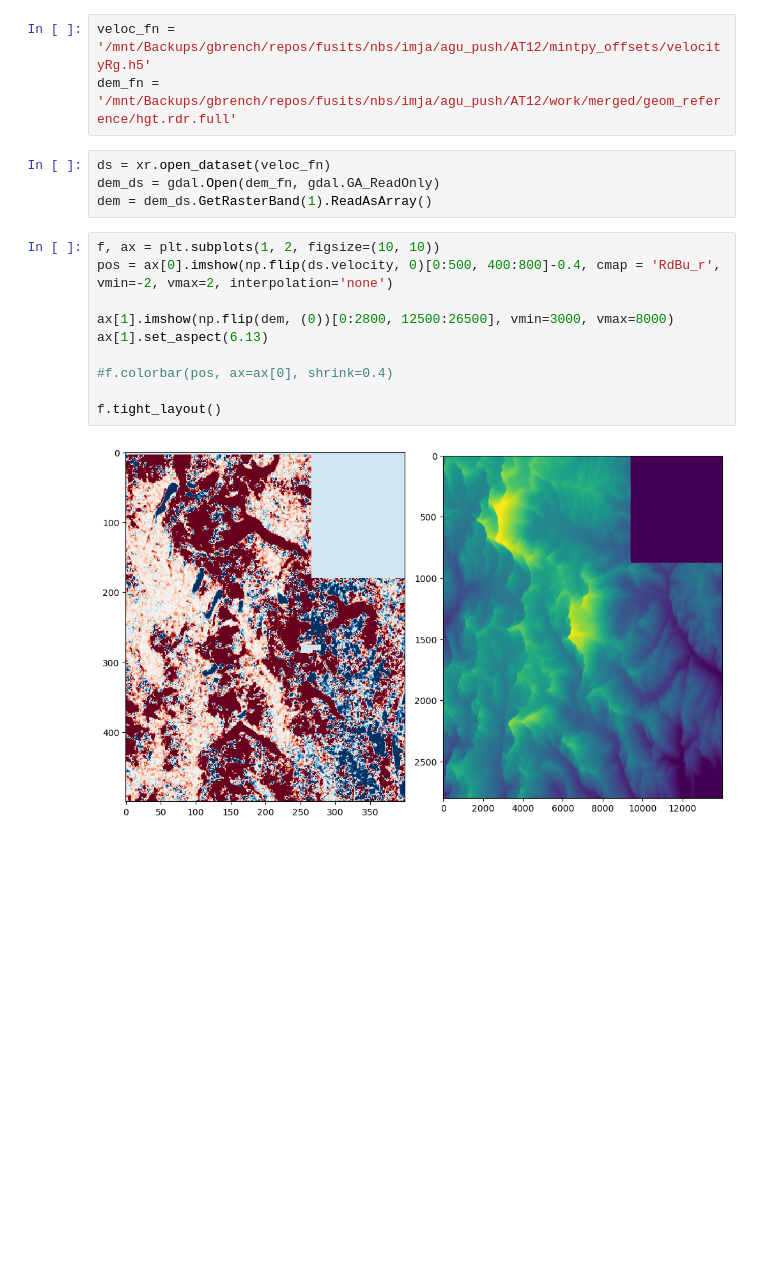
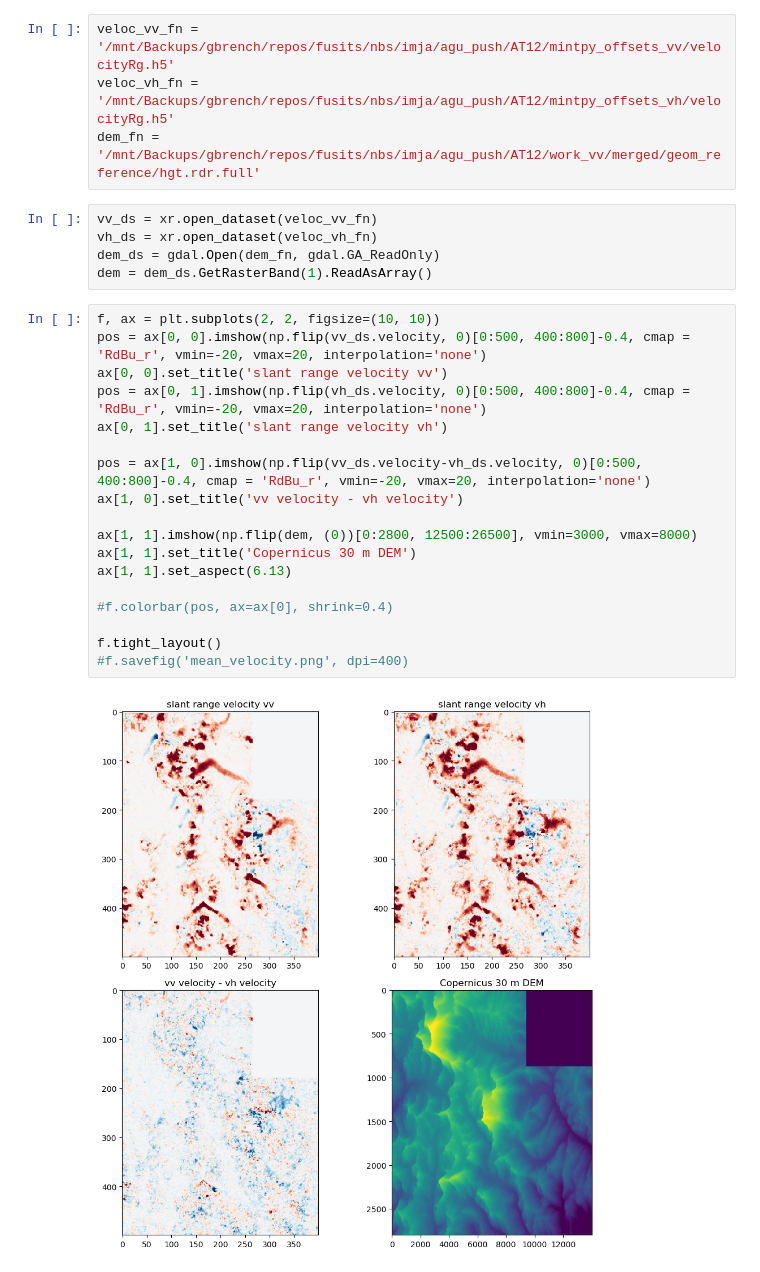
Before and after one commit to gbrencher/ffits, a Jupyter notebook: nbs/imja/agu_push/explore_offset_veloc.ipynb, the cells around one changed output. Drawn from its saved outputs; the diff is of its cells as text; blank space fills up the shorter version.

Commit message:
taking a look at vh offsets;

```diff
--- a/nbs/imja/agu_push/explore_offset_veloc.ipynb
+++ b/nbs/imja/agu_push/explore_offset_veloc.ipynb
@@ -7,19 +8,29 @@ import matplotlib.pyplot as plt
 # %%
-veloc_fn = '/mnt/Backups/gbrench/repos/fusits/nbs/imja/agu_push/AT12/mintpy_offsets/velocityRg.h5'
-dem_fn = '/mnt/Backups/gbrench/repos/fusits/nbs/imja/agu_push/AT12/work/merged/geom_reference/hgt.rdr.full'
+veloc_vv_fn = '/mnt/Backups/gbrench/repos/fusits/nbs/imja/agu_push/AT12/mintpy_offsets_vv/velocityRg.h5'
+veloc_vh_fn = '/mnt/Backups/gbrench/repos/fusits/nbs/imja/agu_push/AT12/mintpy_offsets_vh/velocityRg.h5'
+dem_fn = '/mnt/Backups/gbrench/repos/fusits/nbs/imja/agu_push/AT12/work_vv/merged/geom_reference/hgt.rdr.full'
 # %%
-ds = xr.open_dataset(veloc_fn)
+vv_ds = xr.open_dataset(veloc_vv_fn)
+vh_ds = xr.open_dataset(veloc_vh_fn)
 dem_ds = gdal.Open(dem_fn, gdal.GA_ReadOnly)
 dem = dem_ds.GetRasterBand(1).ReadAsArray()
 # %%
-f, ax = plt.subplots(1, 2, figsize=(10, 10))
-pos = ax[0].imshow(np.flip(ds.velocity, 0)[0:500, 400:800]-0.4, cmap = 'RdBu_r', vmin=-2, vmax=2, interpolation='none')
+f, ax = plt.subplots(2, 2, figsize=(10, 10))
+pos = ax[0, 0].imshow(np.flip(vv_ds.velocity, 0)[0:500, 400:800]-0.4, cmap = 'RdBu_r', vmin=-20, vmax=20, interpolation='none')
+ax[0, 0].set_title('slant range velocity vv')
+pos = ax[0, 1].imshow(np.flip(vh_ds.velocity, 0)[0:500, 400:800]-0.4, cmap = 'RdBu_r', vmin=-20, vmax=20, interpolation='none')
+ax[0, 1].set_title('slant range velocity vh')
 
-ax[1].imshow(np.flip(dem, (0))[0:2800, 12500:26500], vmin=3000, vmax=8000)
-ax[1].set_aspect(6.13)
+pos = ax[1, 0].imshow(np.flip(vv_ds.velocity-vh_ds.velocity, 0)[0:500, 400:800]-0.4, cmap = 'RdBu_r', vmin=-20, vmax=20, interpolation='none')
+ax[1, 0].set_title('vv velocity - vh velocity')
+
+ax[1, 1].imshow(np.flip(dem, (0))[0:2800, 12500:26500], vmin=3000, vmax=8000)
+ax[1, 1].set_title('Copernicus 30 m DEM')
+ax[1, 1].set_aspect(6.13)
 
 #f.colorbar(pos, ax=ax[0], shrink=0.4)
 
 f.tight_layout()
+#f.savefig('mean_velocity.png', dpi=400)
 # %% [output]
-[figure, old version]
+[figure, new version]
```
Also changed, not shown: parts of 1 cell of this notebook, 1 other file.
